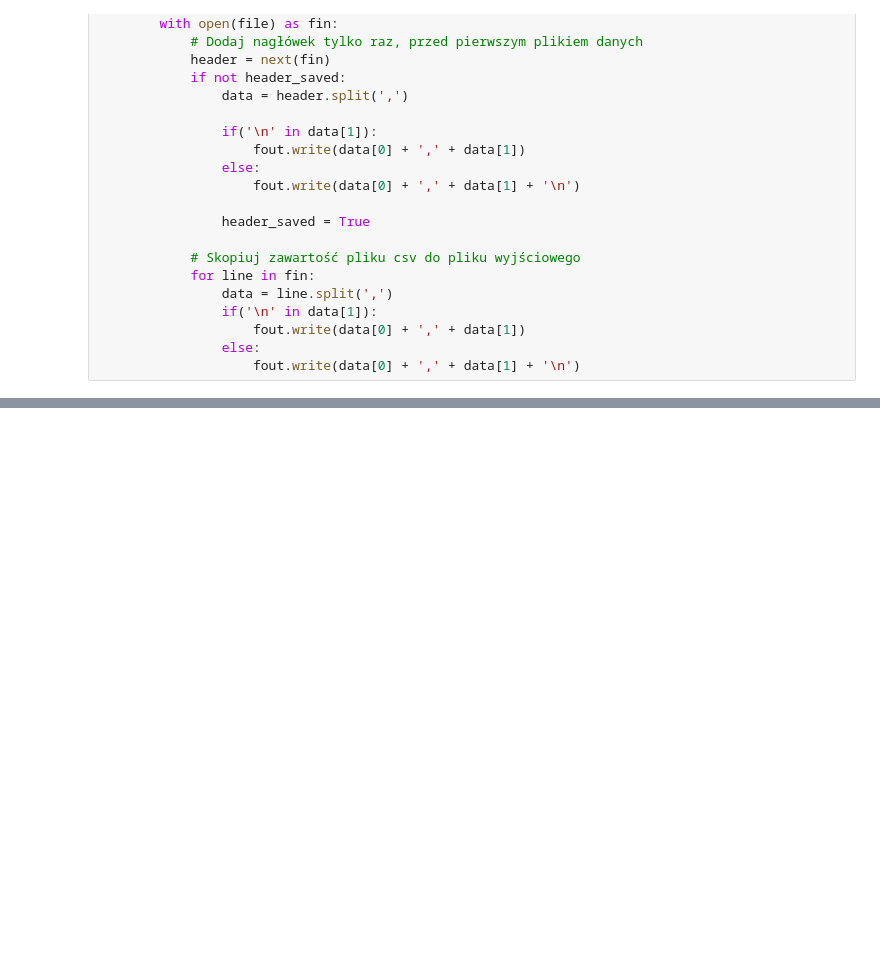
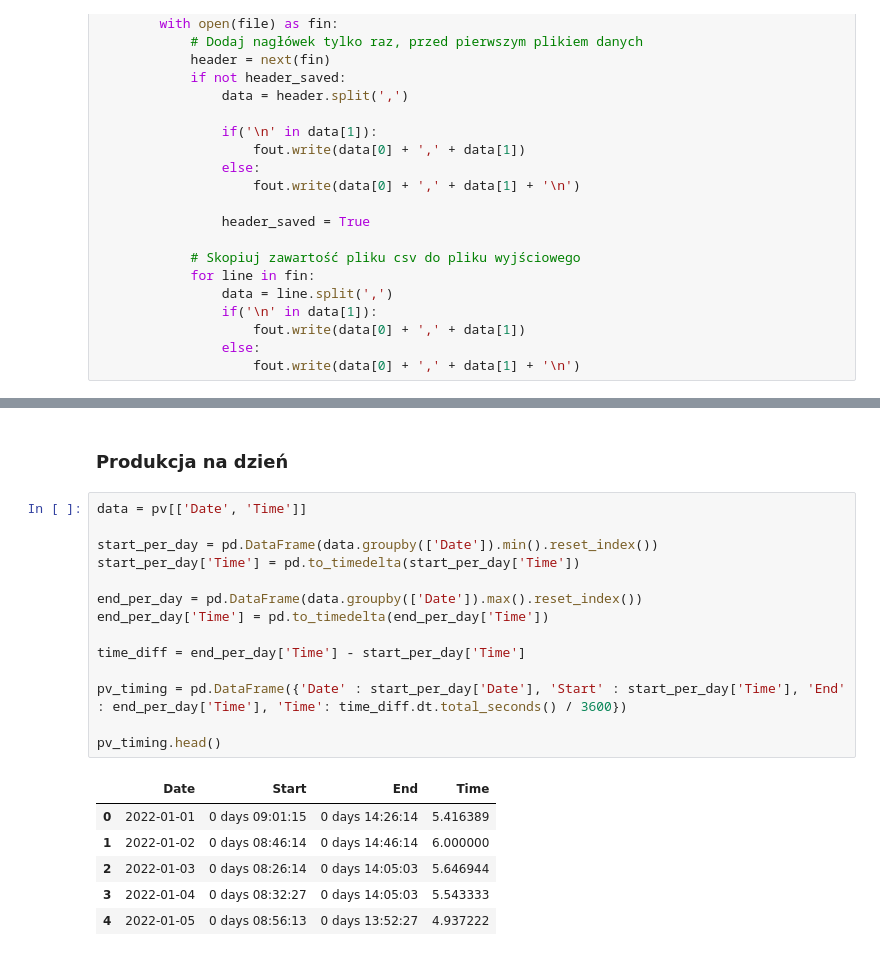
Before and after one commit to DanielSlusarczyk/Projekt-Dyplomowy, a Jupyter notebook: projekt.ipynb, the cells around one changed output, grey strips where cells are left out. Cells and saved outputs as stored; diff of their text form; blank space fills up the shorter version.

```diff
--- a/projekt.ipynb
+++ b/projekt.ipynb
@@ -37,0 +81,23 @@ ParserError: Error tokenizing data. C error: Expected 3 fields in line 175, saw
+# %% [markdown]
+### Produkcja na dzień
+# %%
+data = pv[['Date', 'Time']]
+
+start_per_day = pd.DataFrame(data.groupby(['Date']).min().reset_index())
+start_per_day['Time'] = pd.to_timedelta(start_per_day['Time'])
+
+end_per_day = pd.DataFrame(data.groupby(['Date']).max().reset_index())
+end_per_day['Time'] = pd.to_timedelta(end_per_day['Time'])
+
+time_diff = end_per_day['Time'] - start_per_day['Time']
+
+pv_timing = pd.DataFrame({'Date' : start_per_day['Date'], 'Start' : start_per_day['Time'], 'End' : end_per_day['Time'], 'Time': time_diff.dt.total_seconds() / 3600})
+
+pv_timing.head()
+# %% [output]
+|  | Date | Start | End | Time |
+| 0 | 2022-01-01 | 0 days 09:01:15 | 0 days 14:26:14 | 5.416389 |
+| 1 | 2022-01-02 | 0 days 08:46:14 | 0 days 14:46:14 | 6.000000 |
+| 2 | 2022-01-03 | 0 days 08:26:14 | 0 days 14:05:03 | 5.646944 |
+| 3 | 2022-01-04 | 0 days 08:32:27 | 0 days 14:05:03 | 5.543333 |
+| 4 | 2022-01-05 | 0 days 08:56:13 | 0 days 13:52:27 | 4.937222 |
```
Also changed, not shown: parts of 6 cells of this notebook.
